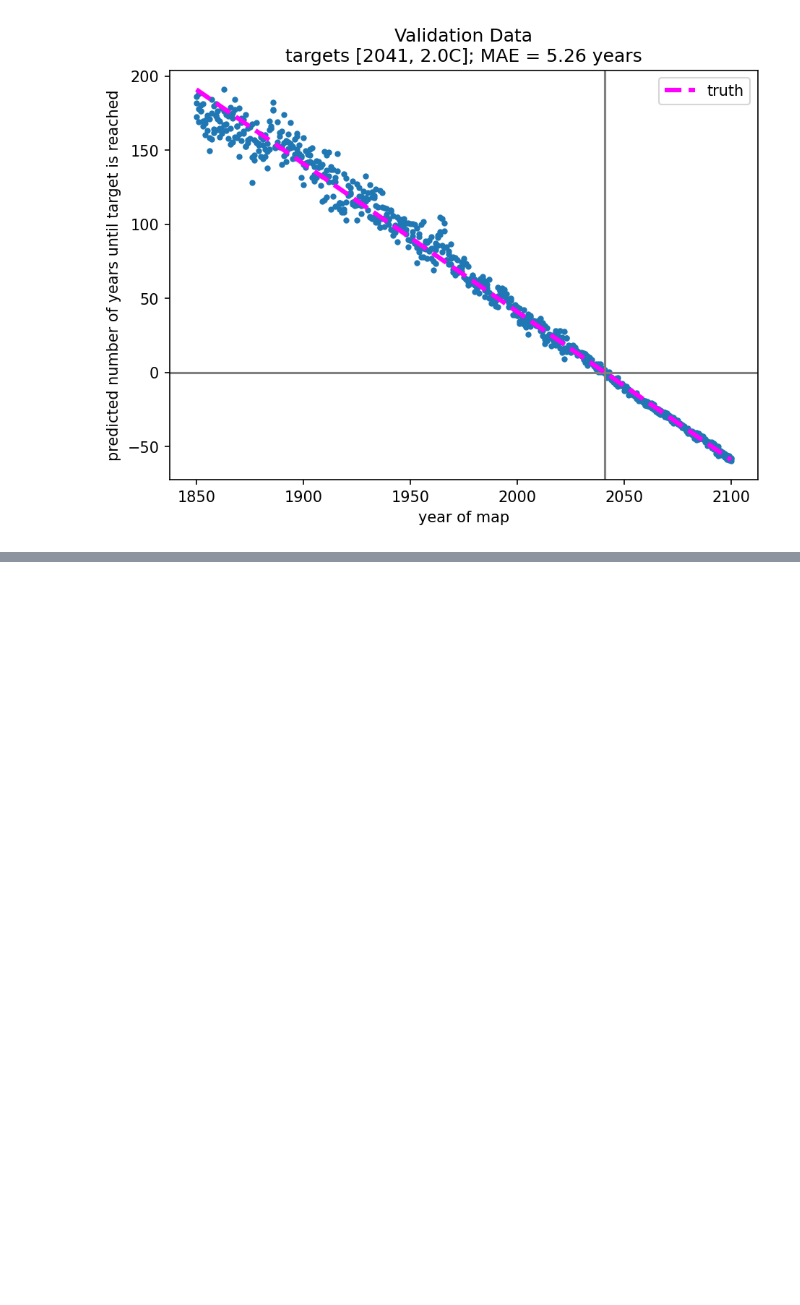
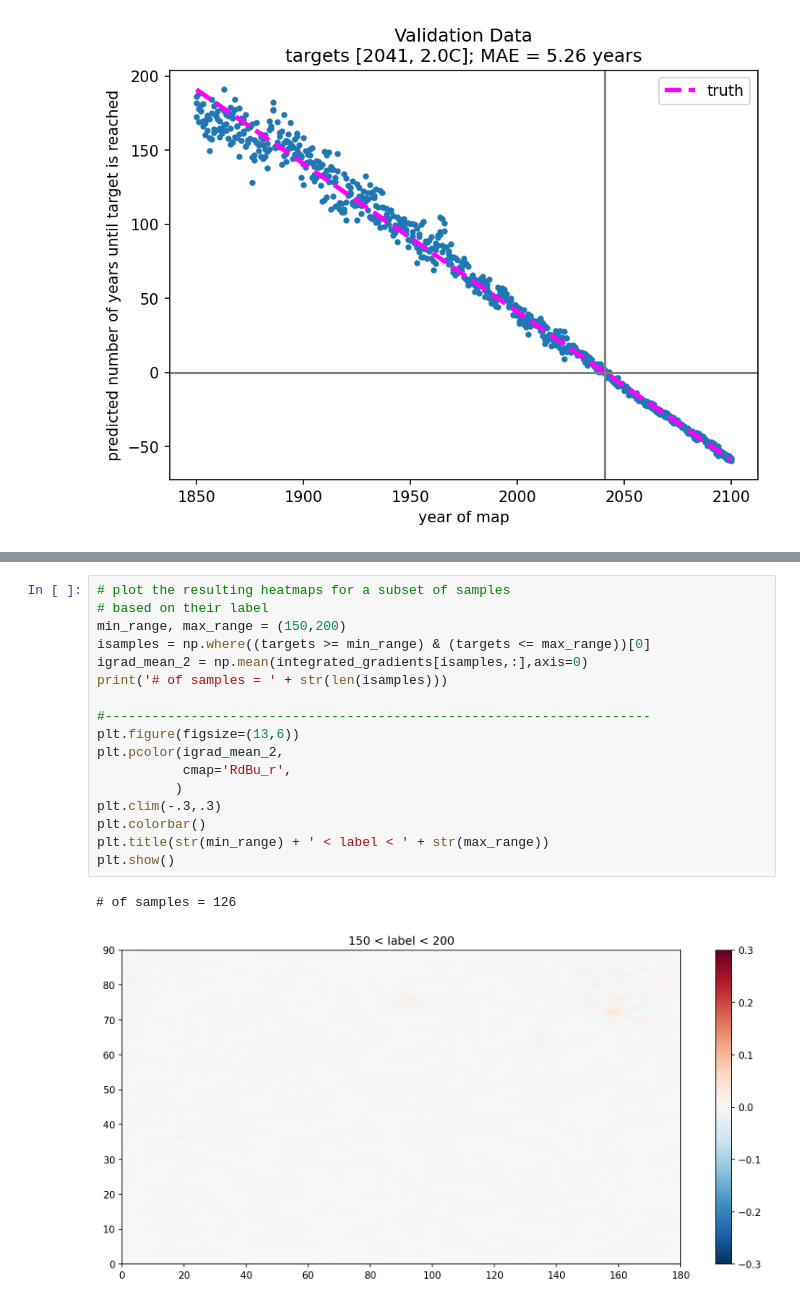
Before and after one commit to eabarnes1010/target_temp_detection, a Jupyter notebook: _train_model.ipynb, the cells around one changed output, grey strips where cells are left out. Cells and saved outputs as stored; diff of their text form; blank space fills up the shorter version.

```diff
--- a/_train_model.ipynb
+++ b/_train_model.ipynb
@@ -355,0 +495,20 @@ plt.show()
+# %%
+# plot the resulting heatmaps for a subset of samples
+# based on their label
+min_range, max_range = (150,200)
+isamples = np.where((targets >= min_range) & (targets <= max_range))[0]
+igrad_mean_2 = np.mean(integrated_gradients[isamples,:],axis=0)
+print('# of samples = ' + str(len(isamples)))
+
+#----------------------------------------------------------------------
+plt.figure(figsize=(13,6))
+plt.pcolor(igrad_mean_2,
+           cmap='RdBu_r',
+          )
+plt.clim(-.3,.3)
+plt.colorbar()
+plt.title(str(min_range) + ' < label < ' + str(max_range))
+plt.show()
+# %% [output]
+# of samples = 126
+[figure, added]
```
Also changed, not shown: parts of 13 cells of this notebook.
